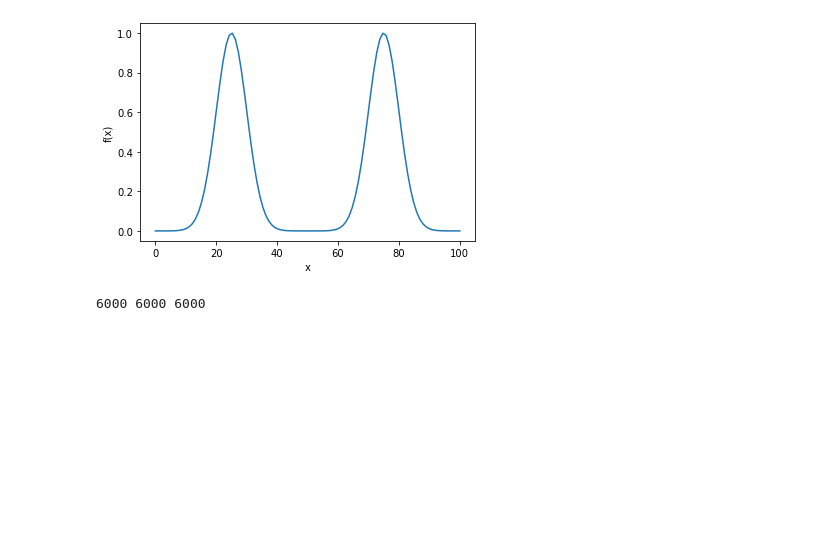
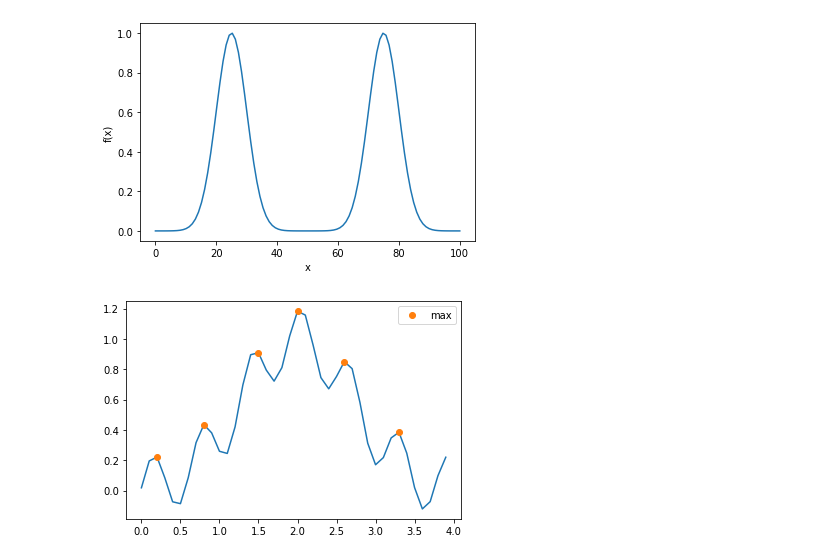
Before and after one commit to a-kunder/PM-trap, a Jupyter notebook: Trap Scan FFT/Trap Scan Analysis.ipynb, the cells around one changed output. Cells and saved outputs as stored; diff of their text form; code cells hidden in the pictures; blank space fills up the shorter version.

```diff
--- a/Trap Scan FFT/Trap Scan Analysis.ipynb
+++ b/Trap Scan FFT/Trap Scan Analysis.ipynb
@@ -23,32 +23,33 @@ plt.ylabel('f(x)');
 # %% [output]
 [figure]
 # %%
-folder = 'Trap Scan Weekend'
-files = [f for f in os.listdir(folder)]
-ring_v, tr, asym = [], [], []
-for f in files:
-    volt, ratio, a = f.split('_')
-    ring_v.append(float(volt))
-    tr.append(float(ratio))
-    asym.append(float(re.findall(r'(.*).csv', a)[0]))
+def load_folder(folder):
+    files = [f for f in os.listdir(folder)]
+    components = {}
+    for f in files:
+        volt, ratio, a = f.split('_')
+        volt = float(volt)
+        tr = float(ratio)
+        a = float(re.findall(r'(.*).csv', a)[0])
+        components[f] = [volt, tr, a]
 
-print(len(ring_v), len(tr), len(asym))
+    return files, components
-# %% [output]
-6000 6000 6000
 # %%
-x = np.linspace(0,4,1e3)
+x = np.arange(0, 4, 0.1)
 data = .2*np.sin(10*x)+ np.exp(-np.abs(2-x)**2)
 
 # that's the line, you need:
 #a = np.diff(np.sign(diff(data))).nonzero()[0] + 1 # local min+max
-b = (np.diff(np.sign(np.diff(data))) > 0).nonzero()[0] + 1 # local min
-#c = (diff(sign(diff(data))) < 0).nonzero()[0] + 1 # local max
+#b = (np.diff(np.sign(np.diff(data))) > 0).nonzero()[0] + 1 # local min
+c = (diff(sign(diff(data))) < 0).nonzero()[0]+1 # local max
 
 
 # graphical output...
 from pylab import *
 plot(x,data)
-plot(x[b], data[b], "o", label="min")
-#plot(x[c], data[c], "o", label="max")
+#plot(x[b], data[b], "o", label="min")
+plot(x[c], data[c], "o", label="max")
 legend()
 show()
+# %% [output]
+[figure, added]
```
Also changed, not shown: parts of 2 cells of this notebook.
